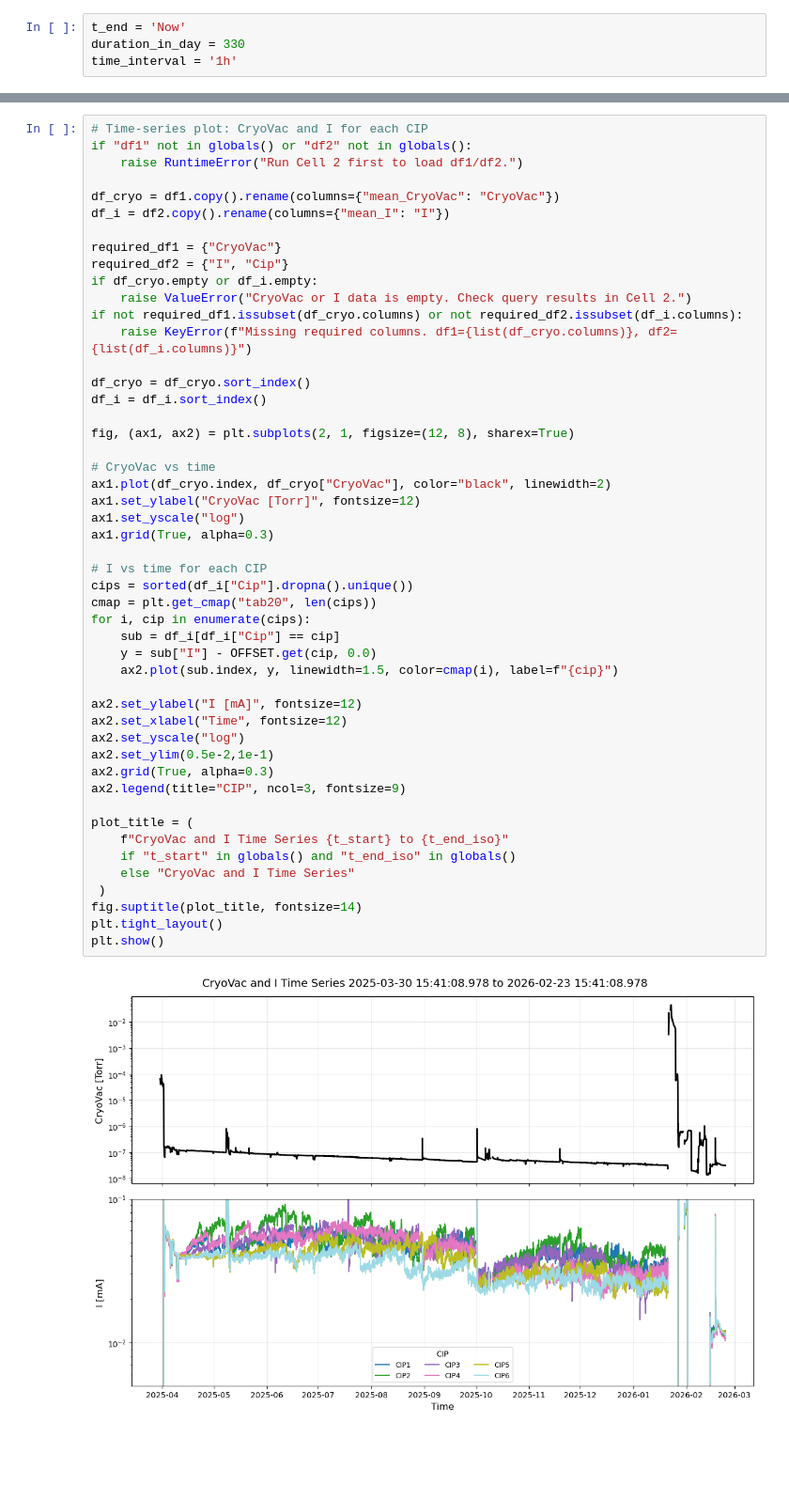
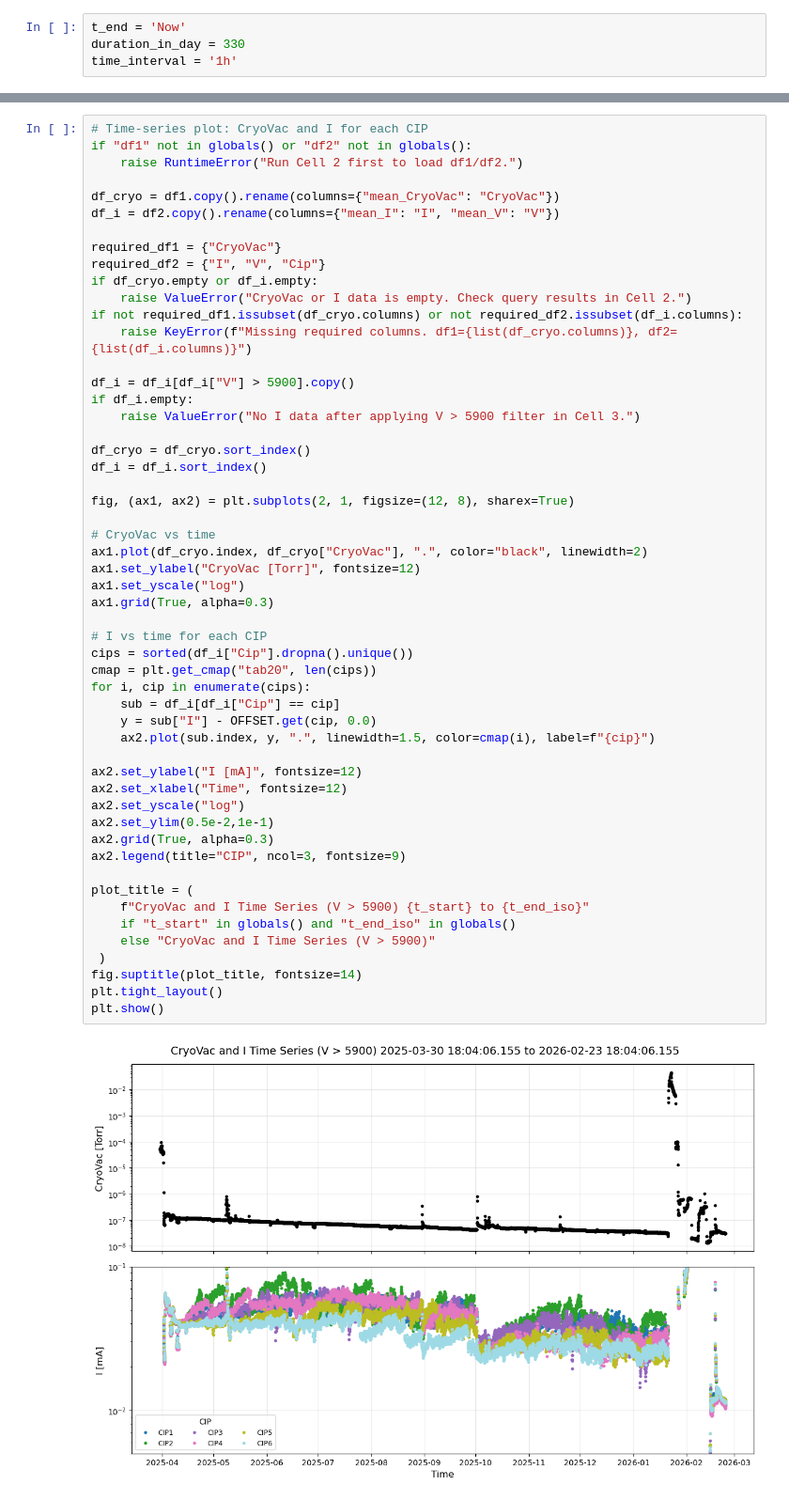
Before and after one commit to lsst/CameraTimesSquare, a Jupyter notebook: operations/vacuum.ipynb, the cells around one changed output, grey strips where cells are left out. Shown at 94% size. Drawn from its saved outputs; the diff is of its cells as text; blank space fills up the shorter version.

```diff
--- a/operations/vacuum.ipynb
+++ b/operations/vacuum.ipynb
@@ -174,48 +212,52 @@ if "df1" not in globals() or "df2" not in globals():
     raise RuntimeError("Run Cell 2 first to load df1/df2.")
 
 df_cryo = df1.copy().rename(columns={"mean_CryoVac": "CryoVac"})
-df_i = df2.copy().rename(columns={"mean_I": "I"})
+df_i = df2.copy().rename(columns={"mean_I": "I", "mean_V": "V"})
 
 required_df1 = {"CryoVac"}
-required_df2 = {"I", "Cip"}
+required_df2 = {"I", "V", "Cip"}
 if df_cryo.empty or df_i.empty:
     raise ValueError("CryoVac or I data is empty. Check query results in Cell 2.")
 if not required_df1.issubset(df_cryo.columns) or not required_df2.issubset(df_i.columns):
     raise KeyError(f"Missing required columns. df1={list(df_cryo.columns)}, df2={list(df_i.columns)}")
+
+df_i = df_i[df_i["V"] > 5900].copy()
+if df_i.empty:
+    raise ValueError("No I data after applying V > 5900 filter in Cell 3.")
 
 df_cryo = df_cryo.sort_index()
 df_i = df_i.sort_index()
 
 fig, (ax1, ax2) = plt.subplots(2, 1, figsize=(12, 8), sharex=True)
 
 # CryoVac vs time
-ax1.plot(df_cryo.index, df_cryo["CryoVac"], color="black", linewidth=2)
+ax1.plot(df_cryo.index, df_cryo["CryoVac"], ".", color="black", linewidth=2)
 ax1.set_ylabel("CryoVac [Torr]", fontsize=12)
 ax1.set_yscale("log")
 ax1.grid(True, alpha=0.3)
 
 # I vs time for each CIP
 cips = sorted(df_i["Cip"].dropna().unique())
 cmap = plt.get_cmap("tab20", len(cips))
 for i, cip in enumerate(cips):
     sub = df_i[df_i["Cip"] == cip]
     y = sub["I"] - OFFSET.get(cip, 0.0)
-    ax2.plot(sub.index, y, linewidth=1.5, color=cmap(i), label=f"{cip}")
+    ax2.plot(sub.index, y, ".", linewidth=1.5, color=cmap(i), label=f"{cip}")
 
 ax2.set_ylabel("I [mA]", fontsize=12)
 ax2.set_xlabel("Time", fontsize=12)
 ax2.set_yscale("log")
 ax2.set_ylim(0.5e-2,1e-1)
 ax2.grid(True, alpha=0.3)
 ax2.legend(title="CIP", ncol=3, fontsize=9)
 
 plot_title = (
-    f"CryoVac and I Time Series {t_start} to {t_end_iso}"
+    f"CryoVac and I Time Series (V > 5900) {t_start} to {t_end_iso}"
     if "t_start" in globals() and "t_end_iso" in globals()
-    else "CryoVac and I Time Series"
+    else "CryoVac and I Time Series (V > 5900)"
  )
 fig.suptitle(plot_title, fontsize=14)
 plt.tight_layout()
 plt.show()
 # %% [output]
-[figure, old version]
+[figure, new version]
```
Also changed, not shown: parts of 5 cells of this notebook.
